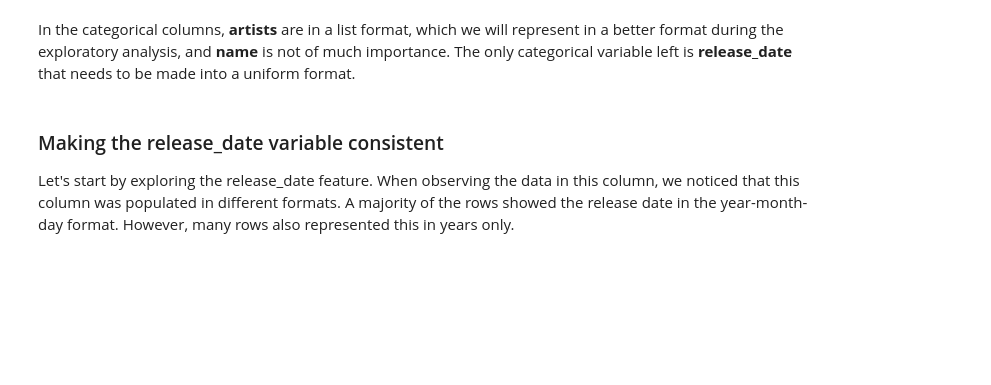
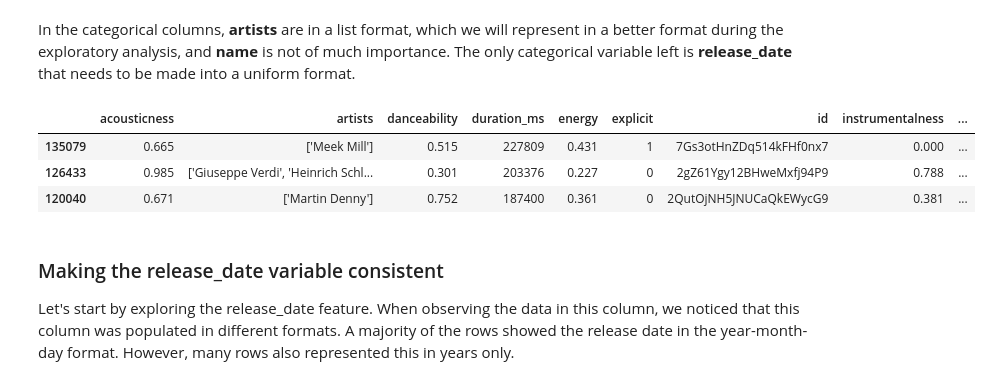
Before and after one commit to Mohammad-sakir/PDS_PROJ, a Jupyter notebook: analysis_spotify.ipynb, the cells around one changed output. Drawn from its saved outputs; the diff is of its cells as text; code cells hidden in the pictures; blank space fills up the shorter version.

```diff
--- a/analysis_spotify.ipynb
+++ b/analysis_spotify.ipynb
@@ -219,3 +188,10 @@ df_nueric = df.drop(columns=categorical_columns)
+# %%
+df.sample(3)
+# %% [output]
+|  | acousticness | artists | danceability | duration_ms | energy | explicit | id | instrumentalness | ... |
+| 135079 | 0.665 | ['Meek Mill'] | 0.515 | 227809 | 0.431 | 1 | 7Gs3otHnZDq514kFHf0nx7 | 0.000 | ... |
+| 126433 | 0.985 | ['Giuseppe Verdi', 'Heinrich Schl... | 0.301 | 203376 | 0.227 | 0 | 2gZ61Ygy12BHweMxfj94P9 | 0.788 | ... |
+| 120040 | 0.671 | ['Martin Denny'] | 0.752 | 187400 | 0.361 | 0 | 2QutOjNH5JNUCaQkEWycG9 | 0.381 | ... |
 # %% [markdown]
 ### Making the release_date variable consistent
 Let's start by exploring the release_date feature.
```
Also changed, not shown: parts of 37 cells of this notebook.
